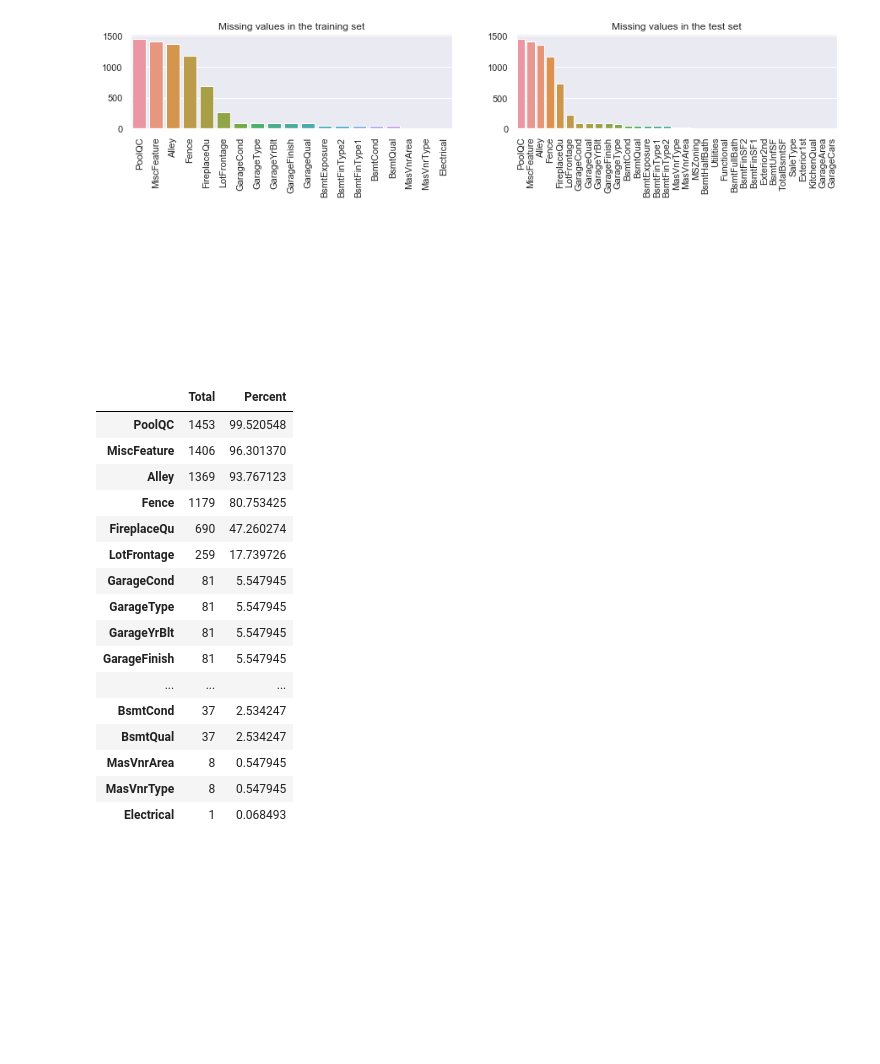
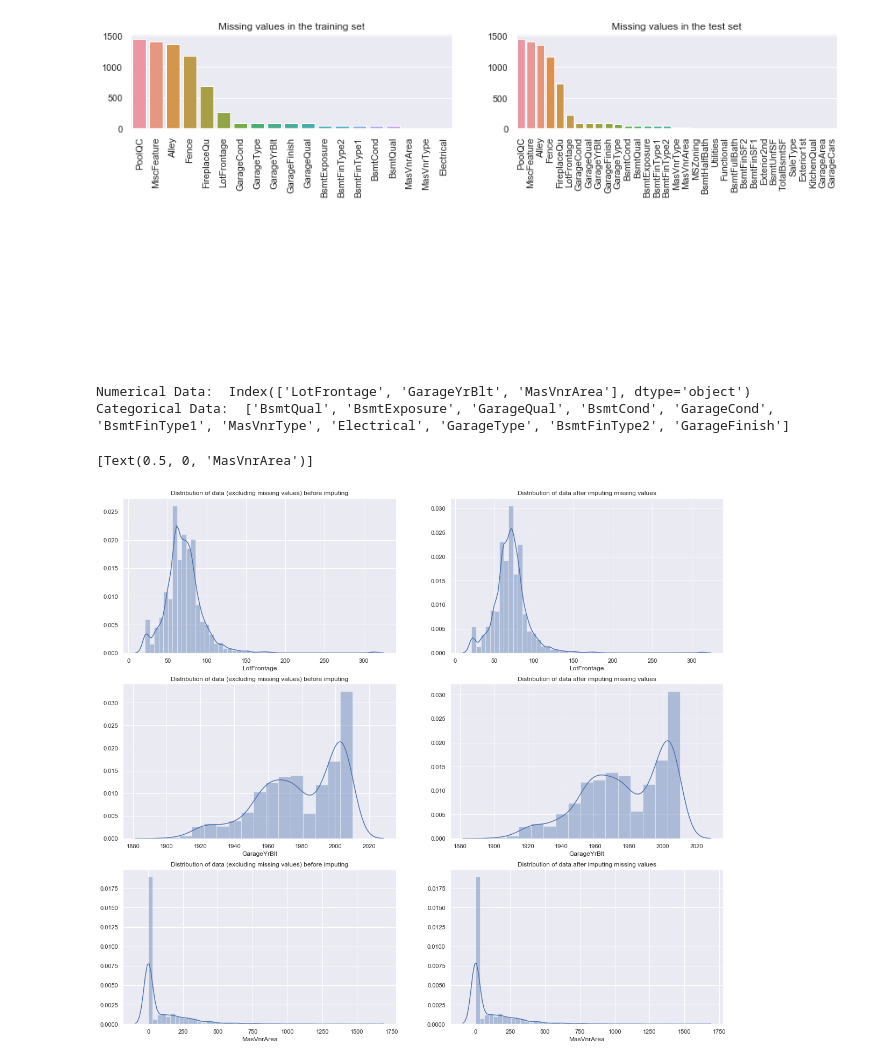
Before and after one commit to sayan31/kaggle-housing-prices-prediction-competition, a Jupyter notebook: housing_prices_predictor_model.ipynb, the cells around one changed output. Drawn from its saved outputs; the diff is of its cells as text; code cells hidden in the pictures; blank space fills up the shorter version.

Commit message:
Missing values analysis: fill in missing values with appropriate data according to distribution. For categorical variables, use mode of data.

```diff
--- a/housing_prices_predictor_model.ipynb
+++ b/housing_prices_predictor_model.ipynb
@@ -256,29 +256,66 @@ _= missing_values_test_plot.set_xticklabels(missing_values_test_plot.get_xtickla
 [figure]
 # %%
 # The first step in dealing with missing data is to delete columns which have more than a certain percentage of data missing
-# The threshold in our dataset will be 15%, i.e if a column has more than 15% of the data missing, we can remove the entire
+# The threshold in our dataset will be 30%, i.e if a column has more than 30% of the data missing, we can remove the entire
 # column from our training dataframe
-df_train=df_train.drop((missing_values_train[missing_values_train['Percent']>15]).index,1)
+df_train=df_train.drop((missing_values_train[missing_values_train['Percent']>30]).index,1)
 # %%
 # Next, we will impute the other columns with values for missing data
 # For this, first we check which columns have numeric data & which have categorical data
-#numerical_data=df_train[missing_values_train[missing_values_train['Percent']>15]]
-missing_values_train
+all_data=df_train[missing_values_train.index[5:]].columns
+numerical_data=df_train[missing_values_train.index[5:]]._get_numeric_data().columns
+print("Numerical Data: ", numerical_data)
+categorical_data=list(set(all_data)-set(numerical_data))
+print("Categorical Data: ", categorical_data)
 # %% [output]
-|  | Total | Percent |
-| PoolQC | 1453 | 99.520548 |
-| MiscFeature | 1406 | 96.301370 |
-| Alley | 1369 | 93.767123 |
-| Fence | 1179 | 80.753425 |
-| FireplaceQu | 690 | 47.260274 |
-| LotFrontage | 259 | 17.739726 |
-| GarageCond | 81 | 5.547945 |
-| GarageType | 81 | 5.547945 |
-| GarageYrBlt | 81 | 5.547945 |
-| GarageFinish | 81 | 5.547945 |
-| ... | ... | ... |
-| BsmtCond | 37 | 2.534247 |
-| BsmtQual | 37 | 2.534247 |
-| MasVnrArea | 8 | 0.547945 |
-| MasVnrType | 8 | 0.547945 |
-| Electrical | 1 | 0.068493 |
+Numerical Data:  Index(['LotFrontage', 'GarageYrBlt', 'MasVnrArea'], dtype='object')
+Categorical Data:  ['BsmtQual', 'BsmtExposure', 'GarageQual', 'BsmtCond', 'GarageCond', 'BsmtFinType1', 'MasVnrType', 'Electrical', 'GarageType', 'BsmtFinType2', 'GarageFinish']
+# %%
+# We will first impute the numerical data
+# For this, we should take care that the distribution of the data before & after imputing should be the same
+imputing_figure=plt.figure(constrained_layout=True,figsize=(20,18))
+imputing_grid = missing_values_figure.add_gridspec(3,2)
+
+# LotFrontage
+before_imputing_lotfrontage_graph=imputing_figure.add_subplot(grid[0,:1])
+before_imputing_lotfrontage_graph.set_title('Distribution of data (excluding missing values) before imputing')
+sns.distplot(df_train['LotFrontage'].dropna().values, norm_hist=True, ax = before_imputing_lotfrontage_graph)
+before_imputing_lotfrontage_graph.set(xlabel='LotFrontage')
+
+# Impute the missing data with the median of the observations
+# Grouping the data by Neighbourhood before applying the transformation leads to better results
+df_train['LotFrontage']=df_train.groupby('Neighborhood')['LotFrontage'].transform(lambda x: x.fillna(x.median()))
+
+after_imputing_lotfrontage_graph=imputing_figure.add_subplot(grid[0,1:])
+after_imputing_lotfrontage_graph.set_title('Distribution of data after imputing missing values')
+sns.distplot(df_train['LotFrontage'].values, ax = after_imputing_lotfrontage_graph)
+after_imputing_lotfrontage_graph.set(xlabel='LotFrontage')
+
+# GarageYrBlt
+before_imputing_garageyrblt_graph=imputing_figure.add_subplot(grid[1,:1])
+before_imputing_garageyrblt_graph.set_title('Distribution of data (excluding missing values) before imputing')
+sns.distplot(df_train['GarageYrBlt'].dropna().values, norm_hist=True, ax = before_imputing_garageyrblt_graph)
+before_imputing_garageyrblt_graph.set(xlabel='GarageYrBlt')
+
+df_train['GarageYrBlt']=df_train.groupby('Neighborhood')['GarageYrBlt'].transform(lambda x: x.fillna(x.median()))
+
+after_imputing_garageyrblt_graph=imputing_figure.add_subplot(grid[1,1:])
+after_imputing_garageyrblt_graph.set_title('Distribution of data after imputing missing values')
+sns.distplot(df_train['GarageYrBlt'].values, ax = after_imputing_garageyrblt_graph)
+after_imputing_garageyrblt_graph.set(xlabel='GarageYrBlt')
+
+# MasVnrArea
+before_imputing_masvnrarea_graph=imputing_figure.add_subplot(grid[2,:1])
+before_imputing_masvnrarea_graph.set_title('Distribution of data (excluding missing values) before imputing')
+sns.distplot(df_train['MasVnrArea'].dropna().values, norm_hist=True, ax = before_imputing_masvnrarea_graph)
+before_imputing_masvnrarea_graph.set(xlabel='MasVnrArea')
+
+df_train['MasVnrArea']=df_train.groupby('Neighborhood')['MasVnrArea'].transform(lambda x: x.fillna(x.median()))
+
+after_imputing_masvnrarea_graph=imputing_figure.add_subplot(grid[2,1:])
+after_imputing_masvnrarea_graph.set_title('Distribution of data after imputing missing values')
+sns.distplot(df_train['MasVnrArea'].values, ax = after_imputing_masvnrarea_graph)
+after_imputing_masvnrarea_graph.set(xlabel='MasVnrArea')
+# %% [output]
+[Text(0.5, 0, 'MasVnrArea')]
+[figure, added]
```
Also changed, not shown: parts of 1 cell of this notebook.
